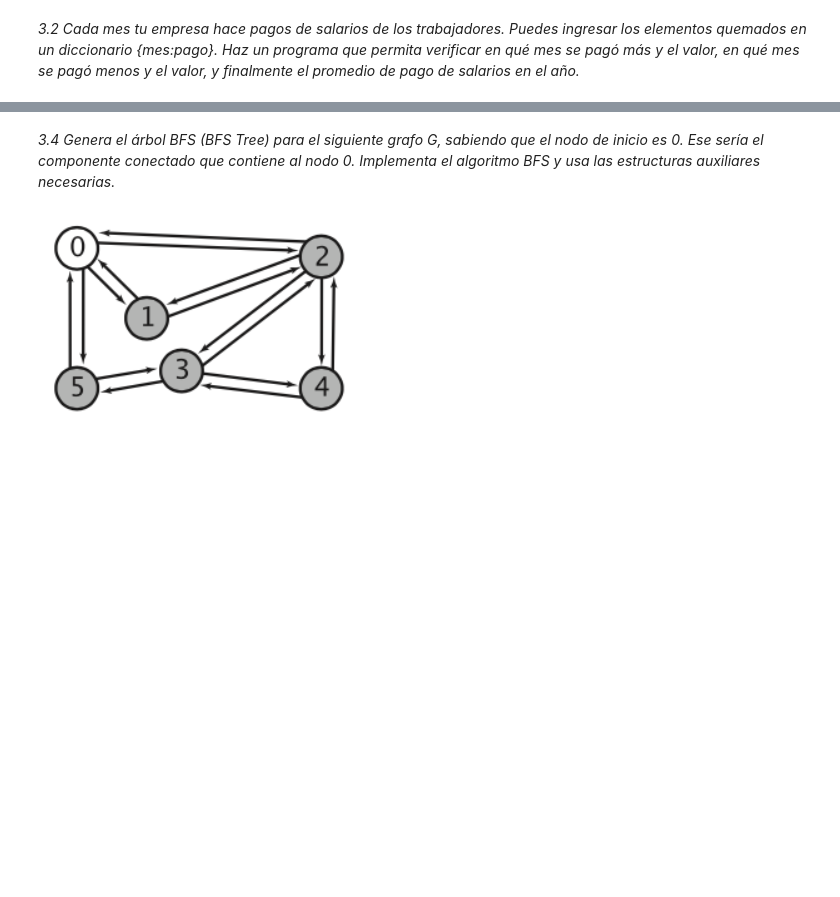
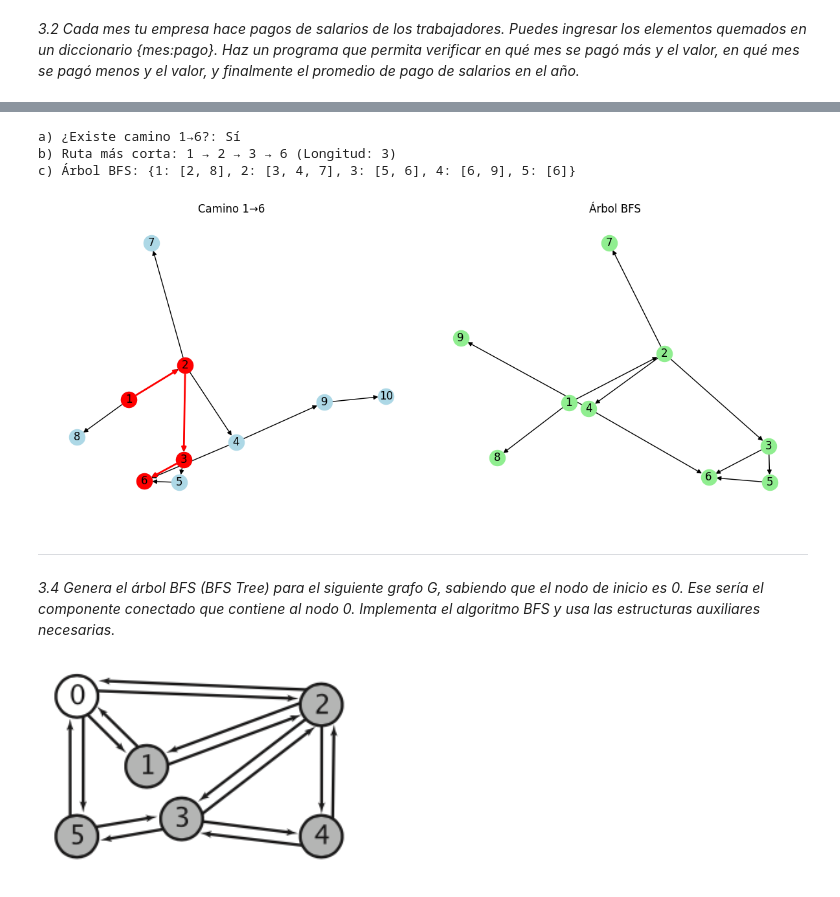
Before and after one commit to Aizel-shadow/EDA-II-, a Jupyter notebook: Informes/Informe4.ipynb, the cells around one changed output, grey strips where cells are left out. Saved outputs shown, nothing was run; the diff lists cells and outputs as text; code cells hidden in the pictures; blank space fills up the shorter version.

```diff
--- a/Informes/Informe4.ipynb
+++ b/Informes/Informe4.ipynb
@@ -337,3 +111,65 @@ plt.show()
+# %%
+from collections import deque
+import networkx as nx
+import matplotlib.pyplot as plt
+
+grafo = {
+    1: [2, 8], 2: [3, 4, 7], 3: [5, 6], 4: [6, 9],
+    5: [6], 6: [], 7: [], 8: [], 9: [10], 10: []
+}
+
+def bfs(grafo, inicio, destino=None):
+    cola = deque([(inicio, [inicio])])
+    visitados = set()
+    arbol = {}
+
+    while cola:
+        nodo, camino = cola.popleft()
+        if nodo == destino:
+            return camino, arbol
+        if nodo in visitados:
+            continue
+        visitados.add(nodo)
+        arbol[nodo] = []
+        for vecino in grafo[nodo]:
+            if vecino not in visitados:
+                arbol[nodo].append(vecino)
+            cola.append((vecino, camino + [vecino]))
+    return None, arbol
+
+camino, arbol = bfs(grafo, 1, 6)
+
+print("a) ¿Existe camino 1→6?:", "Sí" if camino else "No")
+print(f"b) Ruta más corta: {' → '.join(map(str, camino))} (Longitud: {len(camino)-1})")
+print("c) Árbol BFS:", {k:v for k,v in arbol.items() if v})
+# %% [output]
+a) ¿Existe camino 1→6?: Sí
+b) Ruta más corta: 1 → 2 → 3 → 6 (Longitud: 3)
+c) Árbol BFS: {1: [2, 8], 2: [3, 4, 7], 3: [5, 6], 4: [6, 9], 5: [6]}
+# %%
+G = nx.DiGraph([(n, v) for n, vs in grafo.items() for v in vs])
+pos = nx.spring_layout(G, seed=42)
+fig, (ax1, ax2) = plt.subplots(1, 2, figsize=(12, 5))
+
+nx.draw(G, pos, with_labels=True, node_color='lightblue', ax=ax1, arrows=True)
+nx.draw_networkx_nodes(G, pos, camino, node_color='red', ax=ax1)
+nx.draw_networkx_edges(G, pos, [(camino[i], camino[i+1]) for i in range(len(camino)-1)],
+                       edge_color='red', width=2, ax=ax1)
+ax1.set_title("Camino 1→6")
+ax1.axis('off')
+
+G_arbol = nx.DiGraph([(n, h) for n, hs in arbol.items() for h in hs])
+nx.draw(G_arbol, nx.spring_layout(G_arbol, seed=42), with_labels=True,
+        node_color='lightgreen', ax=ax2, arrows=True)
+ax2.set_title("Árbol BFS")
+ax2.axis('off')
+
+plt.tight_layout()
+plt.show()
+# %% [output]
+[figure, added]
+# %% [markdown]
+---
 # %% [markdown]
 _3.4 Genera el árbol BFS (BFS Tree) para el siguiente grafo G, sabiendo que el nodo de inicio es 0. Ese sería el componente conectado que contiene al nodo 0. Implementa el algoritmo BFS y usa las estructuras auxiliares necesarias._
 
```
Also changed, not shown: parts of 14 cells of this notebook.
